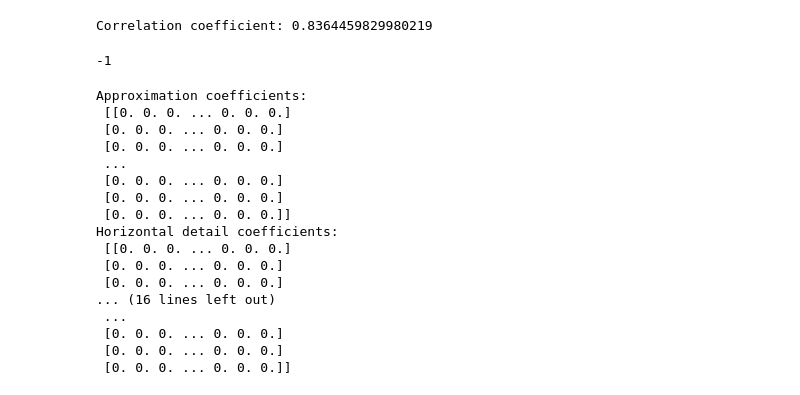
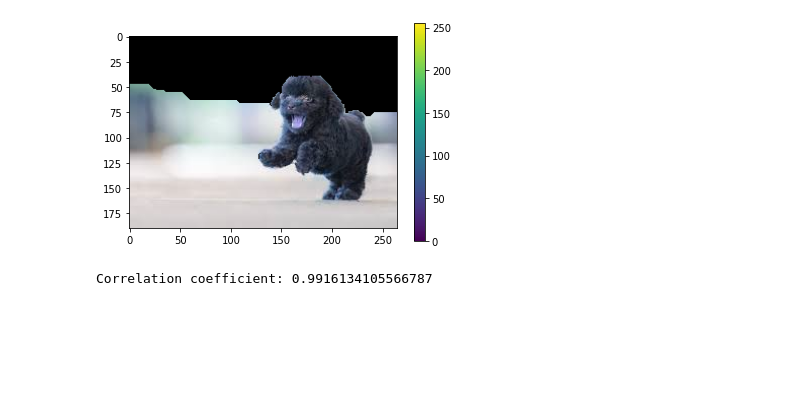
Before and after one commit to harishankar1014/scene_change_detection, a Jupyter notebook: Scene_change.ipynb, the cells around one changed output. Saved outputs shown, nothing was run; the diff lists cells and outputs as text; code cells hidden in the pictures; blank space fills up the shorter version.

Commit message:
DWT Haar wavelet

```diff
--- a/Scene_change.ipynb
+++ b/Scene_change.ipynb
@@ -1,12 +1,12 @@
 # %%
 import numpy as np
 import cv2 as cv
+import math
 from matplotlib import pyplot as plt
 img_array = []
 for i in range(0,360,5):
-    img = cv.imread(r'C:\Users\ASUS\Desktop\ComputerVision\scene_change_detection\COIL\coil-100\coil-100\obj1__'+str(i)+'.png')
-    assert img is not None, "file could not be read, check with os.path.exists()"
-    mask = np.zeros(img.shape[:2],np.uint8)
+    img = cv.imread(r'C:\Users\Murali\Desktop\Mtech\Sem2\ComputerVision\paper\github\scene_change_detection\COIL\coil-100\coil-100\dog2.jpg')
+    mask = np.zeros(img.shape[:2],np.uint8)#GC_BGD,GC_FGD,GC_PR_BGD,GC_PR_FGD
     bgdModel = np.zeros((1,65),np.float64)
     fgdModel = np.zeros((1,65),np.float64)
     rect = (0,40,470,300)
@@ -14,4 +14,3 @@ for i in range(0,360,5):
     mask2 = np.where((mask==2)|(mask==0),0,1).astype('uint8')
     img = img*mask2[:,:,np.newaxis]
     img_array.append(img)
-# plt.imshow(img),plt.colorbar(),plt.show()
@@ -20,18 +17,20 @@ first_image = cv.imread(r'C:\Users\ASUS\Desktop\ComputerVision\scene_change_dete
 # %%
 for img in img_array:
     plt.imshow(img),plt.colorbar(),plt.show()
+    break
+# %% [output]
+[figure, added]
 # %%
 im1 = img_array[0]
-im2 = img_array[10]
+im2 = img_array[1]
 
 im1_gray = cv.cvtColor(im1,cv.COLOR_BGR2GRAY)
 im2_gray = cv.cvtColor(im2,cv.COLOR_BGR2GRAY)
 
 sz = im1.shape
 
-# warp_mode = cv.MOTION_TRANSLATION
+# warp_mode = cv.MOTION_HOMOGRAPHY
 warp_mode = cv.MOTION_EUCLIDEAN
-# print("Warp Mode: ",warp_mode)
 
 if warp_mode == cv.MOTION_HOMOGRAPHY :
     warp_matrix = np.eye(3, 3, dtype=np.float32)
@@ -47,19 +46,17 @@ criteria = (cv.TERM_CRITERIA_EPS | cv.TERM_CRITERIA_COUNT, number_of_iterations,
 (cc, warp_matrix) = cv.findTransformECC (im1_gray,im2_gray,warp_matrix, warp_mode, criteria)
 
 if warp_mode == cv.MOTION_HOMOGRAPHY :
-    im2_aligned = cv.warpPerspective (im2, warp_matrix, (sz[1],sz[0]), flags=cv.INTER_LINEAR + cv.WARP_INVERSE_MAP)
+    im2_aligned = cv.warpPerspective(im2, warp_matrix, (sz[1],sz[0]), flags=cv.INTER_LINEAR + cv.WARP_INVERSE_MAP)
 else:
+#     im2_aligned = cv.warpAffine(im2, warp_matrix, (sz[1],sz[0]))
     im2_aligned = cv.warpAffine(im2, warp_matrix, (sz[1],sz[0]), flags=cv.INTER_LINEAR + cv.WARP_INVERSE_MAP)
 
 print("Correlation coefficient:",cc)
 
-cv.imshow("Image 1", im1)
-cv.imshow("Image 2", im2)
-cv.imshow("Aligned Image 2", im2_aligned)
-cv.imshow("Testing",img_array[0])
-cv.waitKey(0)
-
+# cv.imshow("Image 1", im1)
+# cv.imshow("Image 2", im2)
+# cv.imshow("Aligned Image 2", im2_aligned)
+# cv.waitKey(0)
 # print(im2_aligned)
 # %% [output]
-Correlation coefficient: 0.8364459829980219
+Correlation coefficient: 0.9916134105566787
--1
@@ -66,26 +77,14 @@ Correlation coefficient: 0.8364459829980219
 # %%
 import pywt
-gray_image = cv.cvtColor(im2_aligned, cv.COLOR_BGR2GRAY)
-(cA,(cH,cV,cD)) = pywt.dwt2(gray_image , 'haar')
-print("Approximation coefficients:\n", cA)
-print("Horizontal detail coefficients:\n", cH)
-print("Vertical detail coefficients:\n", cV)
-print("Diagonal detail coefficients:\n", cD)
+dwt_img1 = []
+dwt_aligned = []
+for i in range(len(tiles1)):
+    (cA,(cH,cV,cD)) = pywt.dwt2(tiles1[i], 'haar')
+    dwt_img1.append([np.array(cA),np.array(cH),np.array(cV),np.array(cD)])
+    (cA1,(cH1,cV1,cD1)) = pywt.dwt2(tiles2[i], 'haar')
+    dwt_aligned.append([np.array(cA1),np.array(cH1),np.array(cV1),np.array(cD1)])
+
+# print("Approximation coefficients:\n", cA)
+# print("Horizontal detail coefficients:\n", cH)
+# print("Vertical detail coefficients:\n", cV)
+# print("Diagonal detail coefficients:\n", cD)
-# %% [output]
-Approximation coefficients:
- [[0. 0. 0. ... 0. 0. 0.]
- [0. 0. 0. ... 0. 0. 0.]
- [0. 0. 0. ... 0. 0. 0.]
- ...
- [0. 0. 0. ... 0. 0. 0.]
- [0. 0. 0. ... 0. 0. 0.]
- [0. 0. 0. ... 0. 0. 0.]]
-Horizontal detail coefficients:
- [[0. 0. 0. ... 0. 0. 0.]
- [0. 0. 0. ... 0. 0. 0.]
- [0. 0. 0. ... 0. 0. 0.]
-... (16 lines left out)
- ...
- [0. 0. 0. ... 0. 0. 0.]
- [0. 0. 0. ... 0. 0. 0.]
- [0. 0. 0. ... 0. 0. 0.]]
```
Also changed, not shown: parts of 13 cells of this notebook, 2 other files.
